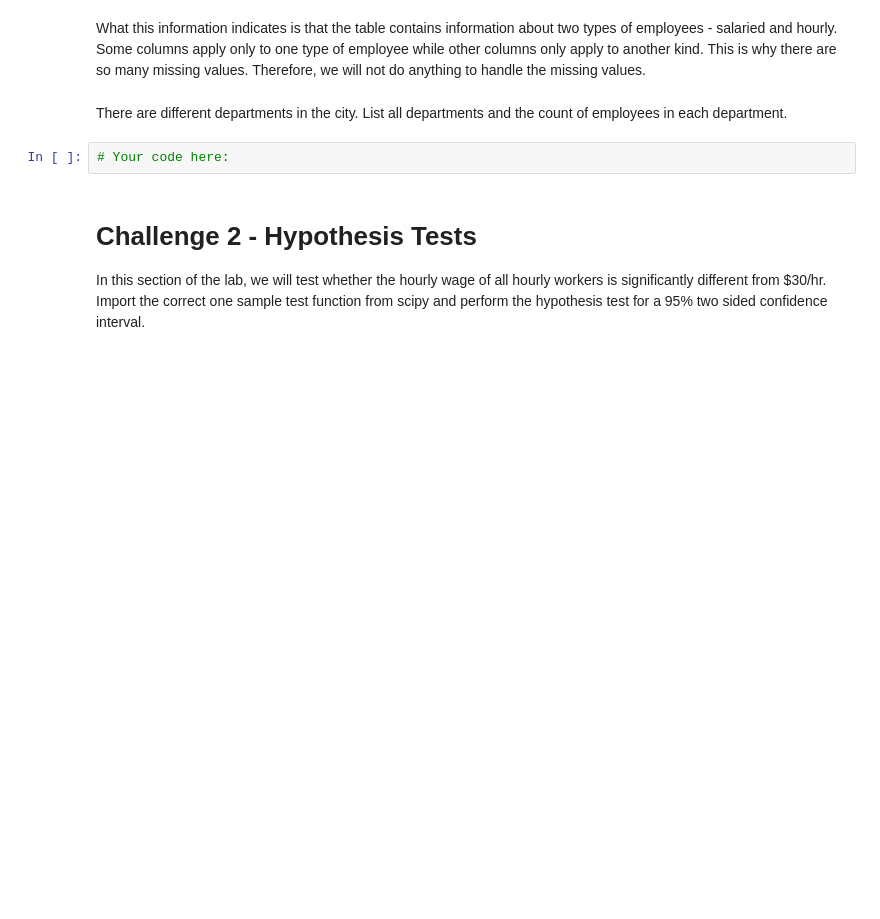
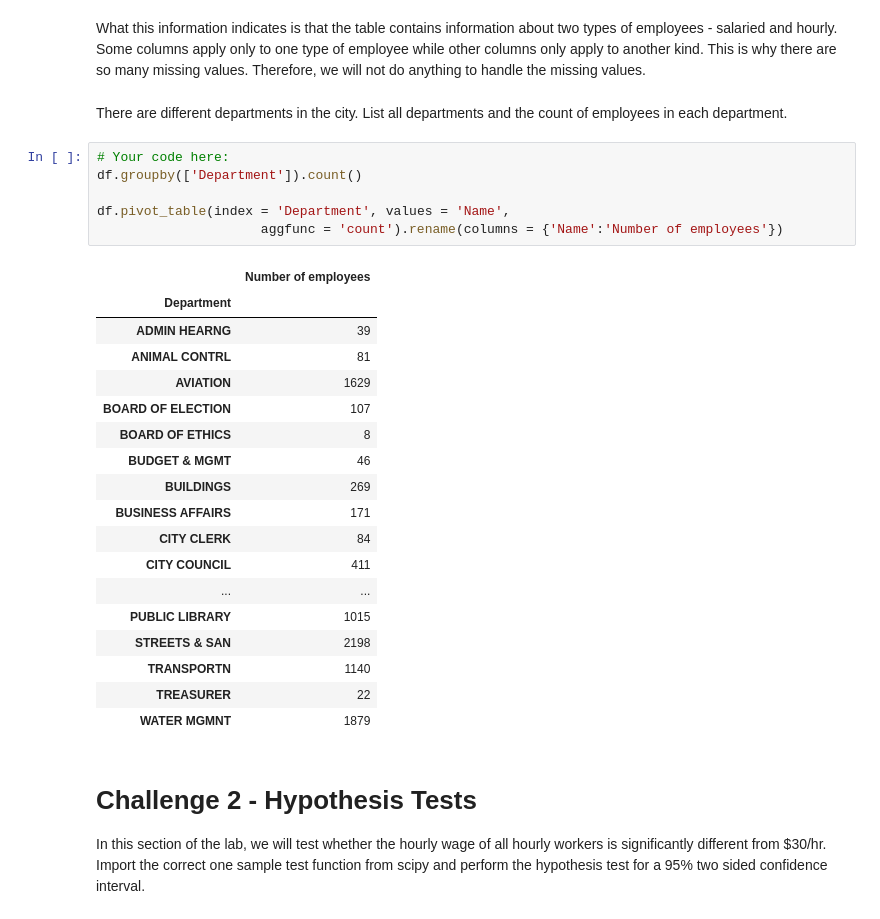
Before and after one commit to ta-data-lis/lab-hypothesis-testing-1, a Jupyter notebook: your-code/main.ipynb, the cells around one changed output. Saved outputs shown, nothing was run; the diff lists cells and outputs as text; blank space fills up the shorter version.

```diff
--- a/your-code/main.ipynb
+++ b/your-code/main.ipynb
@@ -27,8 +55,31 @@ Let's also look at the count of hourly vs. salaried employees. Write the code in
 What this information indicates is that the table contains information about two types of employees - salaried and hourly. Some columns apply only to one type of employee while other columns only apply to another kind. This is why there are so many missing values. Therefore, we will not do anything to handle the missing values.
 # %% [markdown]
 There are different departments in the city. List all departments and the count of employees in each department.
-# %%
-# Your code here:
+# %%
+# Your code here:
+df.groupby(['Department']).count()
+
+df.pivot_table(index = 'Department', values = 'Name',
+                     aggfunc = 'count').rename(columns = {'Name':'Number of employees'})
+# %% [output]
+|  | Number of employees |
+| Department |  |
+| ADMIN HEARNG | 39 |
+| ANIMAL CONTRL | 81 |
+| AVIATION | 1629 |
+| BOARD OF ELECTION | 107 |
+| BOARD OF ETHICS | 8 |
+| BUDGET & MGMT | 46 |
+| BUILDINGS | 269 |
+| BUSINESS AFFAIRS | 171 |
+| CITY CLERK | 84 |
+| CITY COUNCIL | 411 |
+| ... | ... |
+| PUBLIC LIBRARY | 1015 |
+| STREETS & SAN | 2198 |
+| TRANSPORTN | 1140 |
+| TREASURER | 22 |
+| WATER MGMNT | 1879 |
 # %% [markdown]
 # Challenge 2 - Hypothesis Tests
 
```
Also changed, not shown: parts of 19 cells of this notebook.
